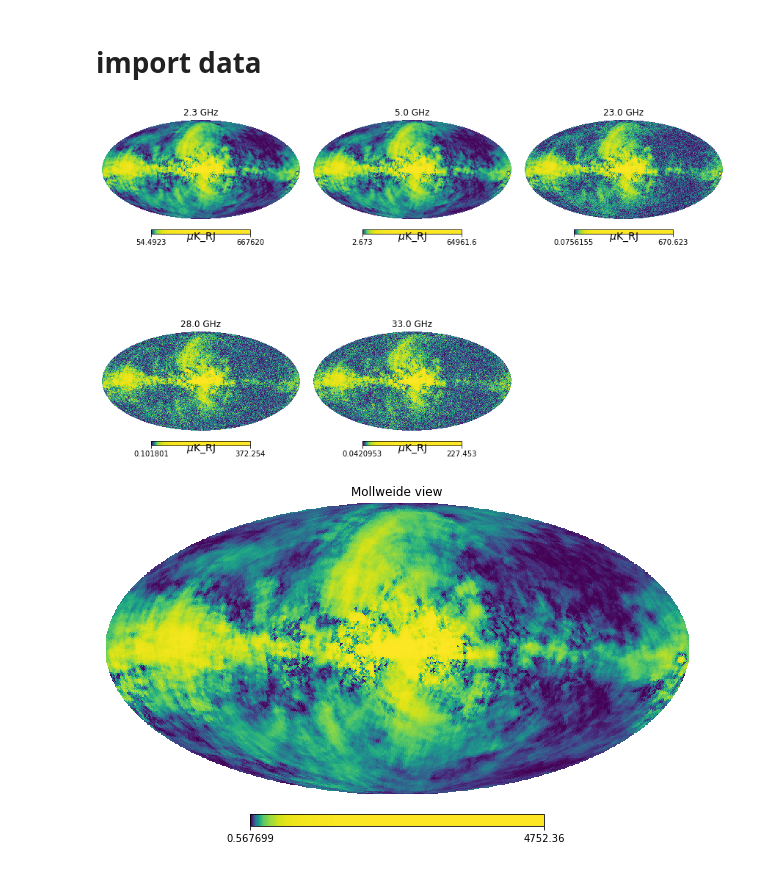
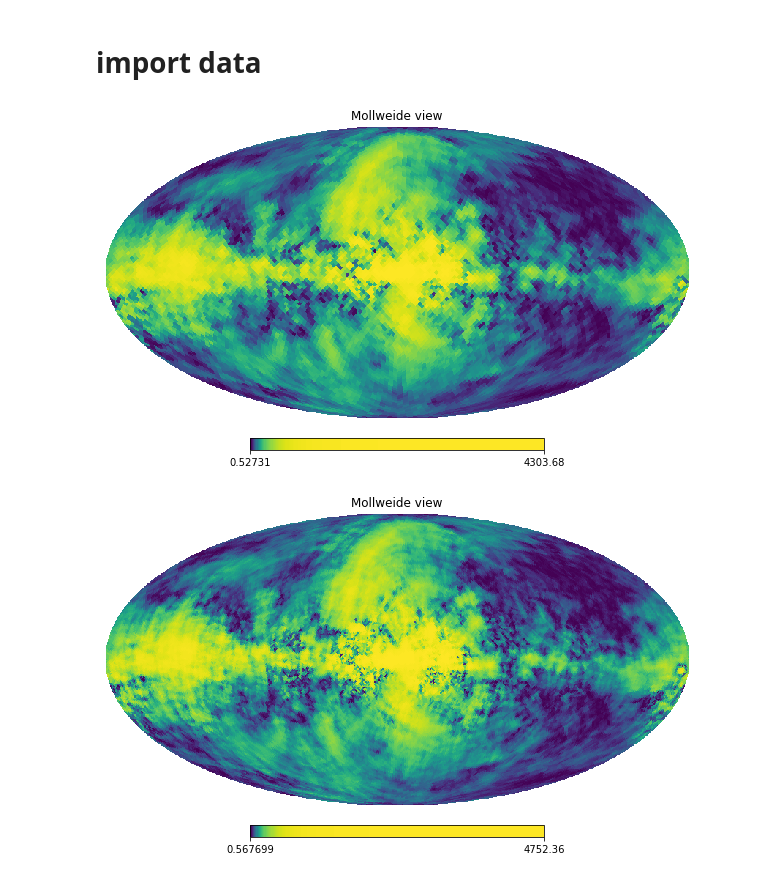
Before and after one commit to yaojian95/Beta_s, a Jupyter notebook: Likelihood_analysis.ipynb, the cells around one changed output. Saved outputs shown, nothing was run; the diff lists cells and outputs as text; code cells hidden in the pictures.

```diff
--- a/Likelihood_analysis.ipynb
+++ b/Likelihood_analysis.ipynb
@@ -22,14 +24,12 @@ fres = np.array([2.3, 5, 23, 28, 33]); nu0 = gmean(fres)
 # %%
-total_P = np.load('/global/cscratch1/sd/jianyao/CBASS/Observations/homo_noise/totalP_s0_64_uK_RJ_000.npy')
+total_P = np.load('/global/cscratch1/sd/jianyao/CBASS/Observations/homo_noise/totalP_s0_32_uK_RJ_000.npy')
+
+P_nu0 = np.load('/global/cscratch1/sd/jianyao/CBASS/Foreground/P_nu0_s0_32_uK_RJ.npy')
+
+mask_both = np.load('/global/cscratch1/sd/jianyao/CBASS/mask_both_%s.npy'%nside)
+mask_index = np.load('/global/cscratch1/sd/jianyao/CBASS/masked_index.npy')
-# %%
-plt.figure(figsize = (12, 8))
-hp.mollview(total_P[0], norm = 'hist', unit = '$\mu$K_RJ', sub = 231, title = '%s GHz' % fres[0])
-hp.mollview(total_P[1], norm = 'hist', unit = '$\mu$K_RJ', sub = 232, title = '%s GHz' % fres[1])
-hp.mollview(total_P[2], norm = 'hist', unit = '$\mu$K_RJ', sub = 233, title = '%s GHz' % fres[2])
-hp.mollview(total_P[3], norm = 'hist', unit = '$\mu$K_RJ', sub = 234, title = '%s GHz' % fres[3])
-hp.mollview(total_P[4], norm = 'hist', unit = '$\mu$K_RJ', sub = 235, title = '%s GHz' % fres[4])
-# %% [output]
-[figure, removed]
-# %%
-P_nu0 = np.load('/global/cscratch1/sd/jianyao/CBASS/Foreground/P_nu0_s0_64_uK_RJ.npy')
+# %%
+hp.mollview(P_nu0, norm = 'hist') ## nside = 32
+# %% [output]
+[figure, added]
 # %%
```
Also changed, not shown: parts of 37 cells of this notebook.
